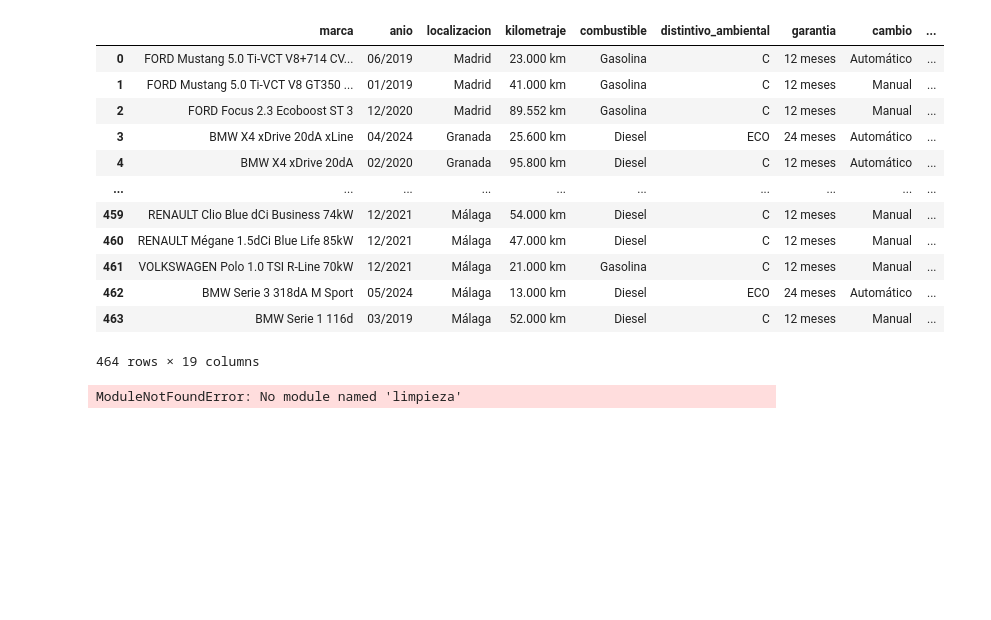
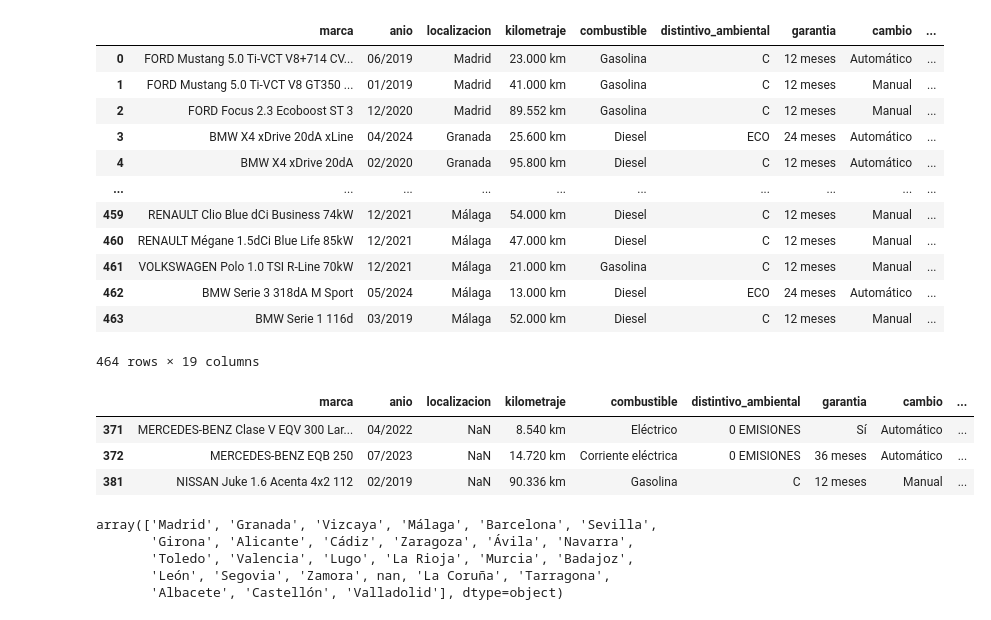
Before and after one commit to Bross-IT/PFB_coches, a Jupyter notebook: temp/ejecutar_script_limpieza.ipynb, the cells around one changed output. Cells and saved outputs as stored; diff of their text form; code cells hidden in the pictures; blank space fills up the shorter version.

Commit message:
actualizar ejecutar script limpieza

```diff
--- a/temp/ejecutar_script_limpieza.ipynb
+++ b/temp/ejecutar_script_limpieza.ipynb
@@ -20,12 +18,31 @@ df
 | 462 | BMW Serie 3 318dA M Sport | 05/2024 | Málaga | 13.000 km | Diesel | ECO | 24 meses | Automático | ... |
 | 463 | BMW Serie 1 116d | 03/2019 | Málaga | 52.000 km | Diesel | C | 12 meses | Manual | ... |
 464 rows × 19 columns
+# %%
+df[df["localizacion"].isna()]
+# %% [output]
+|  | marca | anio | localizacion | kilometraje | combustible | distintivo_ambiental | garantia | cambio | ... |
+| 371 | MERCEDES-BENZ Clase V EQV 300 Lar... | 04/2022 | NaN | 8.540 km | Eléctrico | 0 EMISIONES | Sí | Automático | ... |
+| 372 | MERCEDES-BENZ EQB 250 | 07/2023 | NaN | 14.720 km | Corriente eléctrica | 0 EMISIONES | 36 meses | Automático | ... |
+| 381 | NISSAN Juke 1.6 Acenta 4x2 112 | 02/2019 | NaN | 90.336 km | Gasolina | C | 12 meses | Manual | ... |
+# %%
+df["localizacion"].unique()
+# %% [output]
+array(['Madrid', 'Granada', 'Vizcaya', 'Málaga', 'Barcelona', 'Sevilla',
+       'Girona', 'Alicante', 'Cádiz', 'Zaragoza', 'Ávila', 'Navarra',
+       'Toledo', 'Valencia', 'Lugo', 'La Rioja', 'Murcia', 'Badajoz',
+       'León', 'Segovia', 'Zamora', nan, 'La Coruña', 'Tarragona',
+       'Albacete', 'Castellón', 'Valladolid'], dtype=object)
 # %%
+import sys
+import os
+
+notebook_path = os.path.abspath(".")
+sys.path.append(os.path.abspath(os.path.join(notebook_path, '..', 'src')))
+
 from limpieza import limpia
 
 df_limpio = limpia.limpiar_csv("../data/coches_segunda_mano-18-02-2025.csv")
-# %% [output]
-ModuleNotFoundError: No module named 'limpieza'
 # %%
 df_limpio
 # %% [output]
```
Also changed, not shown: parts of 8 cells of this notebook.
